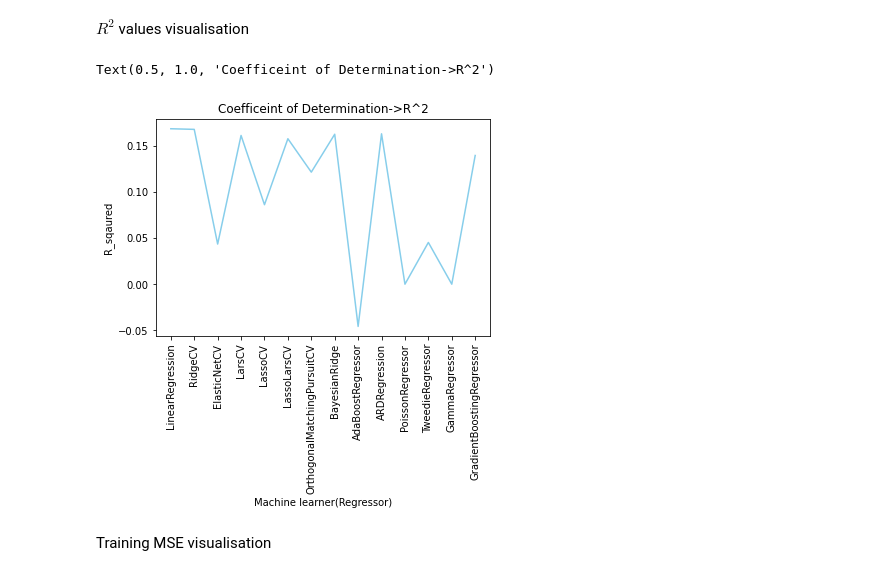
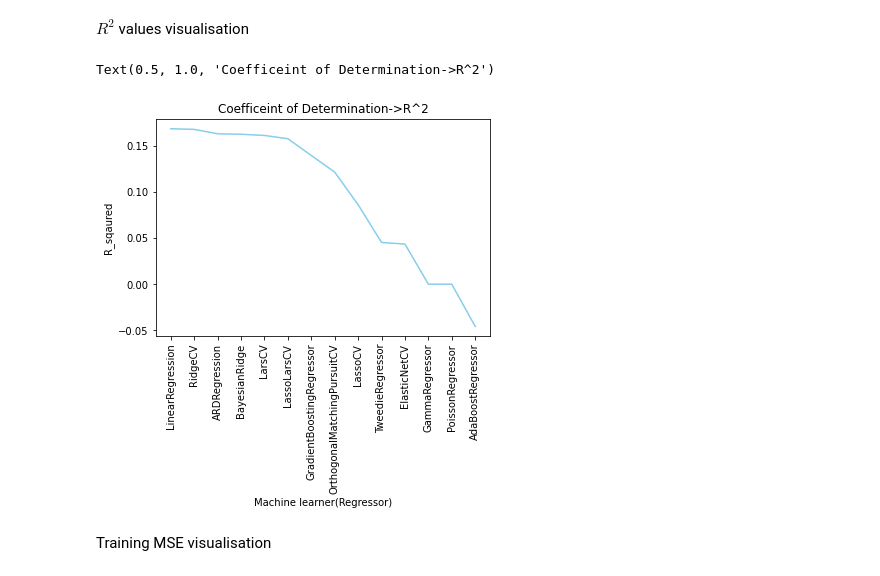
Before and after one commit to Lux040899/MAST30034-Team-Project, a Jupyter notebook: master.ipynb, the cells around one changed output. Saved outputs shown, nothing was run; the diff lists cells and outputs as text; code cells hidden in the pictures.

```diff
--- a/master.ipynb
+++ b/master.ipynb
@@ -599,14 +591,14 @@ results
 # %% [markdown]
 $R^2$ values visualisation
 # %%
-plt.plot( 'name', 'training_r2', data=results , color='skyblue')
-plt.xticks(rotation='vertical')
+plt.plot( 'name', 'training_r2', data=results.nlargest(15, 'training_r2') , color='skyblue')
+plt.xticks(rotation=90)
 plt.xlabel("Machine learner(Regressor)")
 plt.ylabel("R_sqaured")
 plt.title("Coefficeint of Determination->R^2")
 # %% [output]
 Text(0.5, 1.0, 'Coefficeint of Determination->R^2')
-[figure, old version]
+[figure, new version]
 # %% [markdown]
 Training MSE visualisation
 # %%
```
Also changed, not shown: parts of 3 cells of this notebook.
